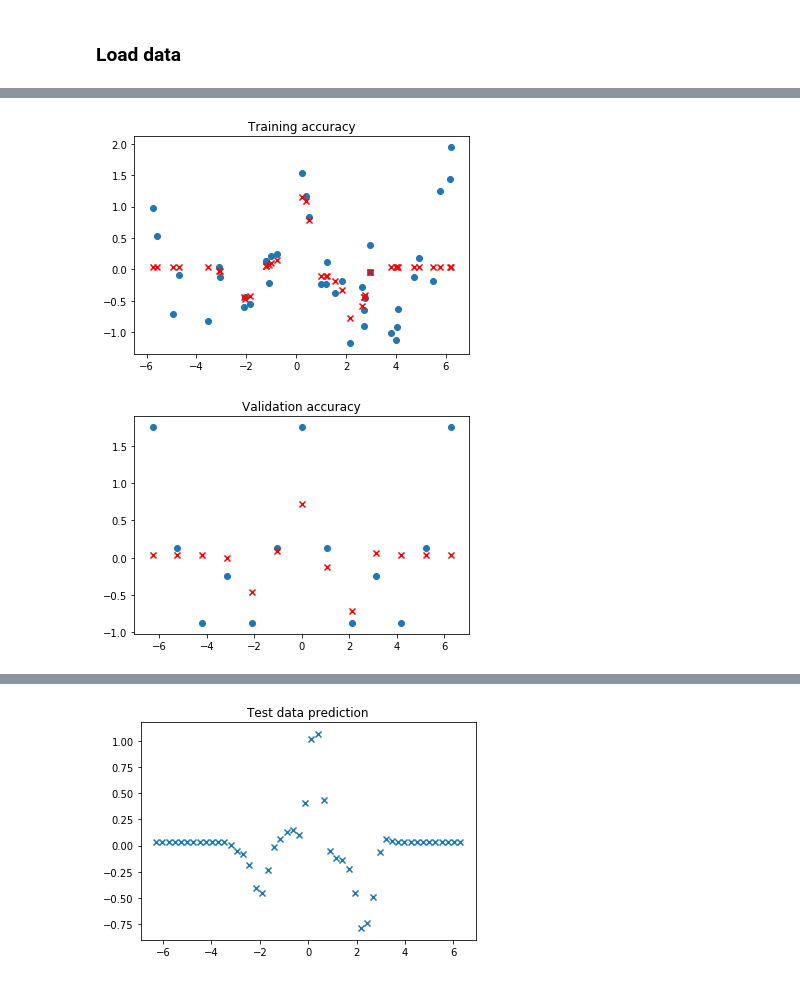
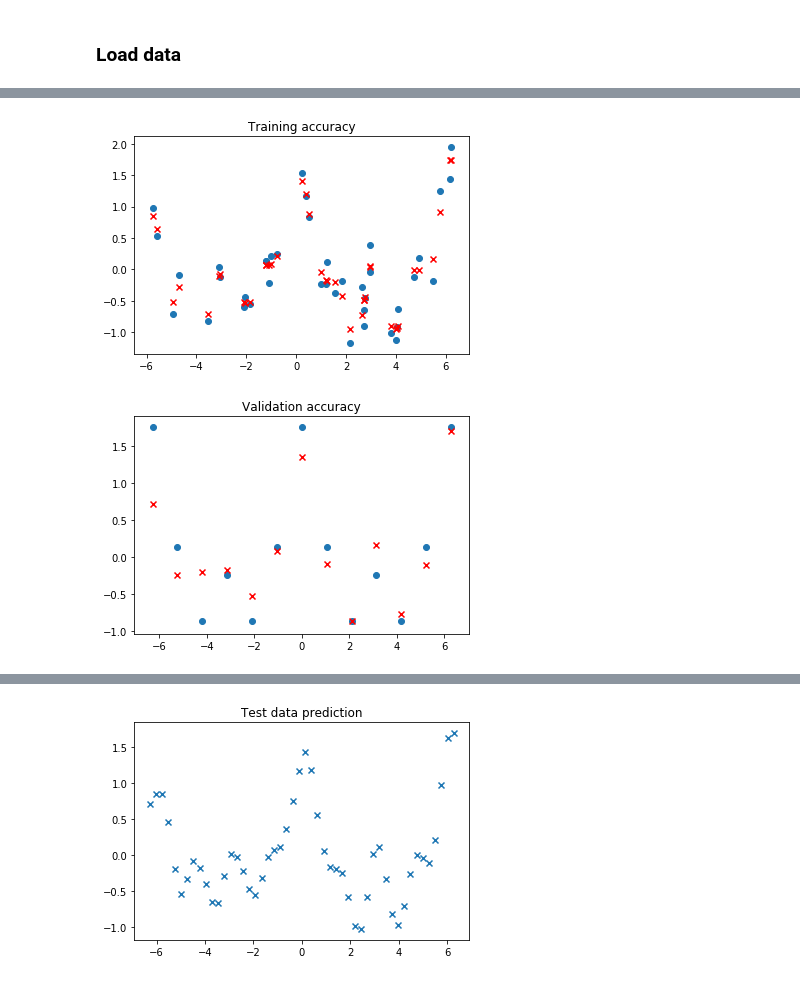
Before and after one commit to adeaeede/deep_learning, a Jupyter notebook: Assignment 1 - Ridge Regression/Assignment 1 - Kernel Ridge Regression.ipynb, the cells around one changed output, grey strips where cells are left out. Cells and saved outputs as stored; diff of their text form; code cells hidden in the pictures.

Commit message:
Add validation loss / Fine-tune hyperparameter

```diff
--- a/Assignment 1 - Ridge Regression/Assignment 1 - Kernel Ridge Regression.ipynb
+++ b/Assignment 1 - Ridge Regression/Assignment 1 - Kernel Ridge Regression.ipynb
@@ -178,7 +185,7 @@ Implement $\ell_2$ regularization for the RBF embedded fitting problem. A useful
 # Wrap the model as a class
 class KernelRidgeRegressionL2:
     def __init__(self, data, target, rbf, _lambda):
-        embedded_input = self.rbf_expansion(data, -3, 3, rbf)
+        embedded_input = self.rbf_expansion(data, -7, 7, rbf)
         with tf.variable_scope("kernel_l2", reuse=tf.AUTO_REUSE):
             weight = tf.get_variable(name="weights", shape=(1, rbf), dtype=tf.float32,
                                      initializer=tf.contrib.slim.xavier_initializer(),
@@ -348,7 +355,7 @@ validation_data_y = np.load("task/y_val.npy")
 test_data_x = np.load("task/x_test.npy")
 # %%
 with tf.Graph().as_default():
-    _lambda = 0.1
+    _lambda = 1e-5
     _n_basis_functions = 80
     data_input = tf.placeholder(dtype=tf.float32, shape=(None, 1), name="data_input")
     target_input = tf.placeholder(dtype=tf.float32, shape=(None, 1), name="target_input")
@@ -378,6 +385,7 @@ with tf.Graph().as_default():
 
     predictions_training = session.run(model.model_output, feed_dict={data_input: training_data_x})
     predictions_val = session.run(model.model_output, feed_dict={data_input: validation_data_x})
+    loss_val = session.run(model.l2_loss, feed_dict={data_input: validation_data_x, target_input: validation_data_y})
     predictions_test = session.run(model.model_output, feed_dict={data_input: test_data_x})
     np.save("model_outputs", predictions_test)
     session.close()
@@ -392,6 +400,7 @@ with tf.Graph().as_default():
     plt.scatter(validation_data_x, predictions_val, c="r", label="predictions", marker='x')
     plt.title('Validation accuracy')
     plt.show()
+    print('Validation loss: %.5f' % loss_val)
 
     plt.scatter(test_data_x, predictions_test, label="test data", marker='x')
     plt.title('Test data prediction')
@@ -410,2 +419,2 @@ iteration: 18000, loss: 0.3978056311607361
-[figure, old version]
+[figure, new version]
-[figure, old version]
+[figure, new version]
@@ -412 +423 @@ iteration: 18000, loss: 0.3978056311607361
-[figure, old version]
+[figure, new version]
```
Also changed, not shown: parts of 8 cells of this notebook, 1 other file.
